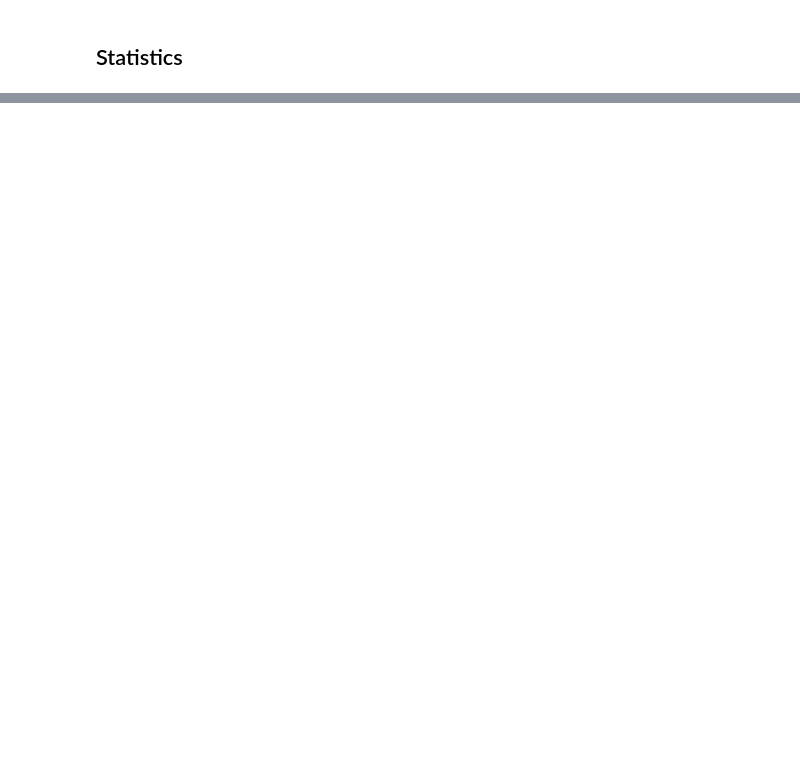
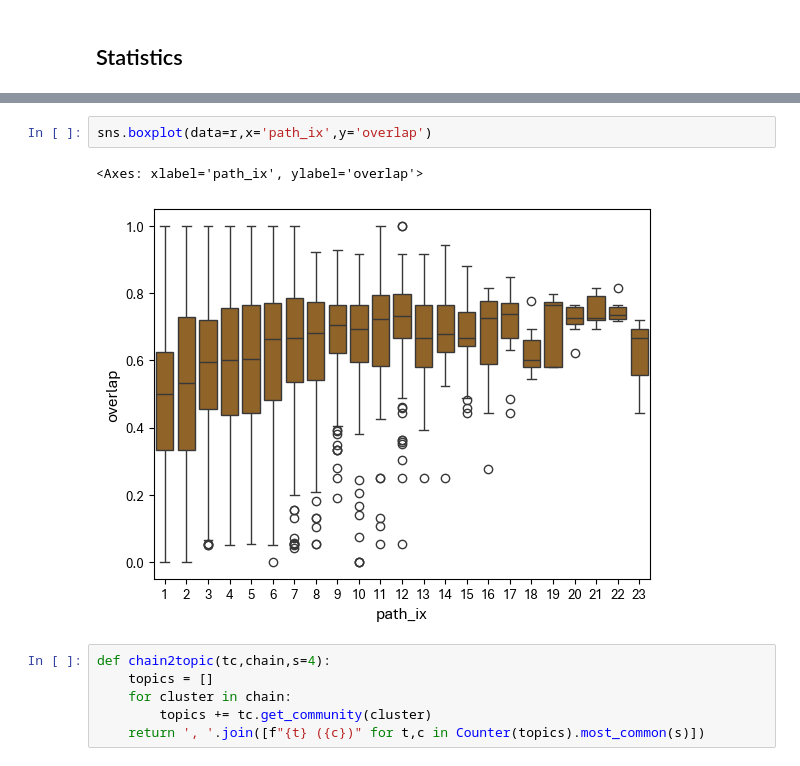
Before and after one commit to rubenros1795/linkage, a Jupyter notebook: 006_chain-actors.ipynb, the cells around one changed output, grey strips where cells are left out. Saved outputs shown, nothing was run; the diff lists cells and outputs as text; blank space fills up the shorter version.

```diff
--- a/006_chain-actors.ipynb
+++ b/006_chain-actors.ipynb
@@ -200,0 +203,11 @@ plt.show()
+# %%
+sns.boxplot(data=r,x='path_ix',y='overlap')
+# %% [output]
+<Axes: xlabel='path_ix', ylabel='overlap'>
+[figure, added]
+# %%
+def chain2topic(tc,chain,s=4):
+    topics = []
+    for cluster in chain:
+        topics += tc.get_community(cluster)
+    return ', '.join([f"{t} ({c})" for t,c in Counter(topics).most_common(s)])
```
Also changed, not shown: parts of 22 cells of this notebook, 16 other files.
